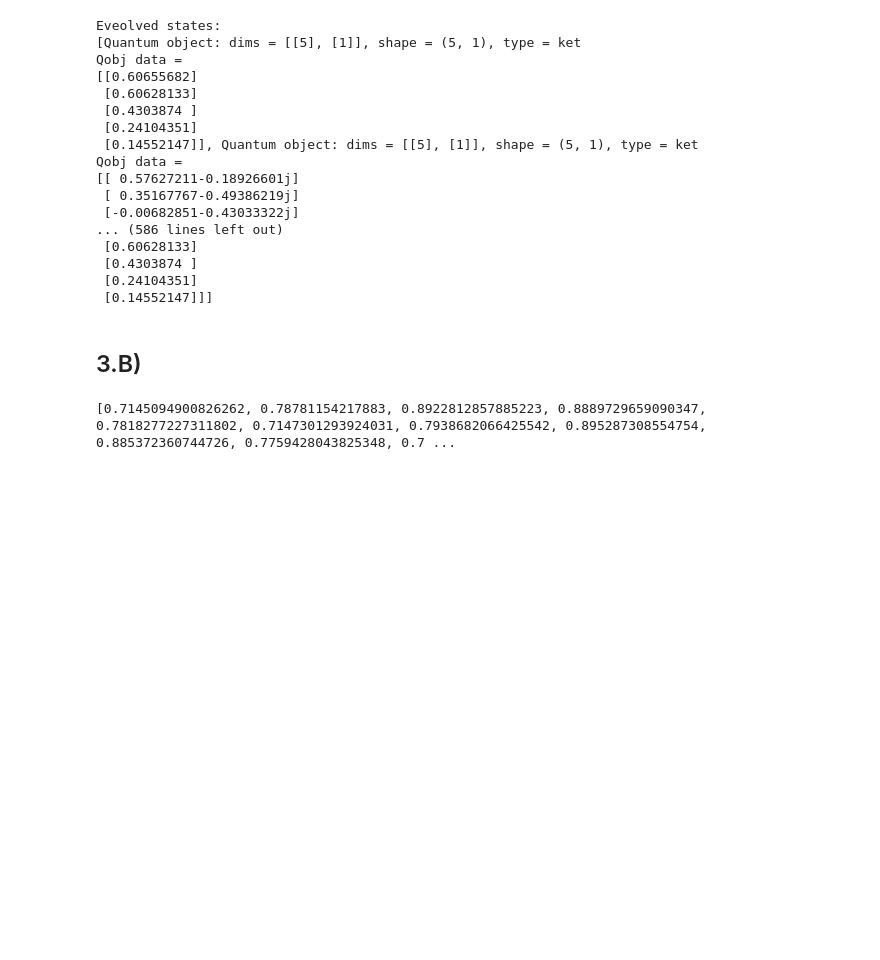
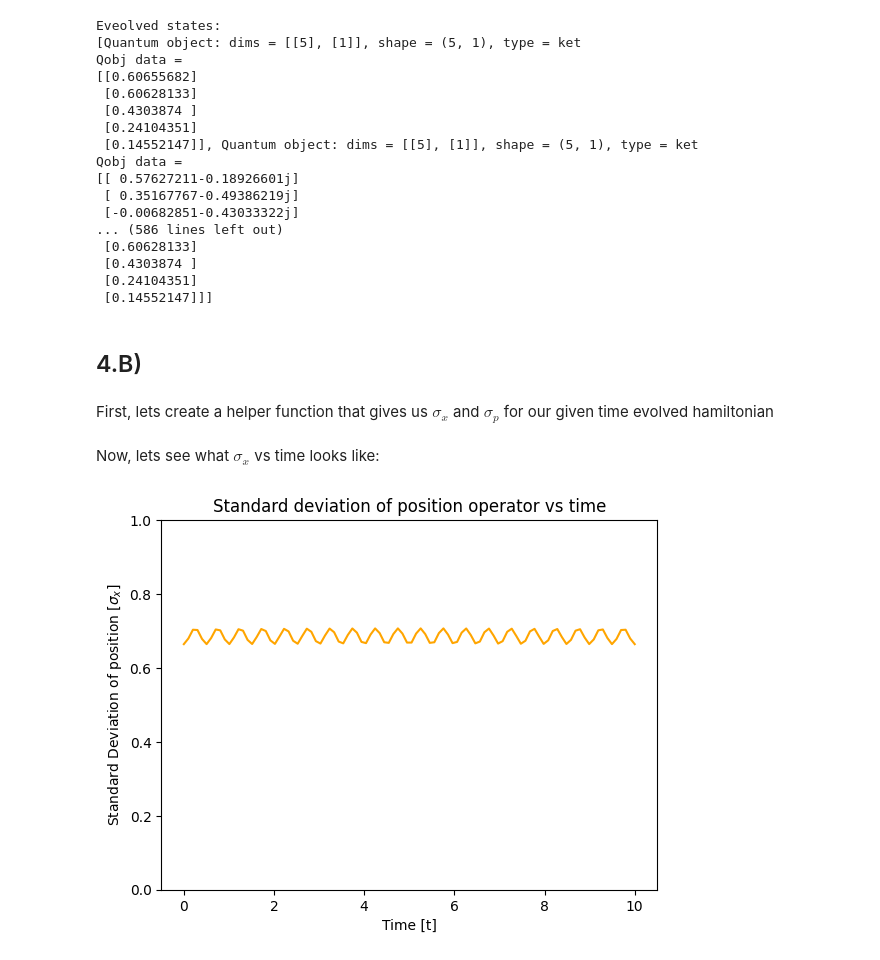
Before and after one commit to the-iron-ryan/QST-402, a Jupyter notebook: HW7/HW7.ipynb, the cells around one changed output. Drawn from its saved outputs; the diff is of its cells as text; code cells hidden in the pictures; blank space fills up the shorter version.

```diff
--- a/HW7/HW7.ipynb
+++ b/HW7/HW7.ipynb
@@ -170,18 +221,10 @@ def U(n, t, omega):
 # %%
-n = 5
-m = 1
-alpha = 1
-omega = 2 * np.pi
-
-t_vals = np.linspace(0, 10, 100)
 evolved_states = []
-probs = []
 for t in t_vals:
     state = U(n, t, omega) * coherent(n, alpha)
     state_p1_prob = np.abs((fock(n,0).dag() * state * fock(n,0))[0,0])**2
 
     evolved_states.append(state)
-    probs.append(state_p1_prob)
 
 print("Eveolved states:")
 print(evolved_states)
@@ -204,4 +247,4 @@ Qobj data =
  [0.24104351]
  [0.14552147]]]
 # %% [markdown]
-## 3.B)
+## 4.B)
@@ -214,13 +251,26 @@ def p(t, m, A, omega, phi):
+# %% [markdown]
+First, lets create a helper function that gives us $\sigma_x$ and $\sigma_p$ for our given time evolved hamiltonian
 # %%
 def get_std_dev(op):
     std_devs = []
     for t in t_vals:
-        state = U(n, t, alpha, omega) * coherent(n, alpha)
+        state = U(n, t, omega) * coherent(n, alpha)
 
         # Calculate the standard deviation of the operator
         std_dev = np.sqrt(expect(op*op, state) - expect(op, state)**2)
         std_devs.append(std_dev)
 
     return std_devs
-# %% [output]
-[0.7145094900826262, 0.78781154217883, 0.8922812857885223, 0.8889729659090347, 0.7818277227311802, 0.7147301293924031, 0.7938682066425542, 0.895287308554754, 0.885372360744726, 0.7759428043825348, 0.7 ...
+# %% [markdown]
+Now, lets see what $\sigma_x$ vs time looks like:
+# %%
+std_devs_x = get_std_dev(position(n))
+
+plt.plot(t_vals, std_devs_x, label='data', color='orange')
+plt.title("Standard deviation of position operator vs time")
+plt.xlabel("Time [t]")
+plt.ylabel("Standard Deviation of position [$\sigma_x$]")
+plt.ylim(0, 1)
+plt.show()
+# %% [output]
+[figure, added]
```
Also changed, not shown: parts of 45 cells of this notebook, 3 other files.
